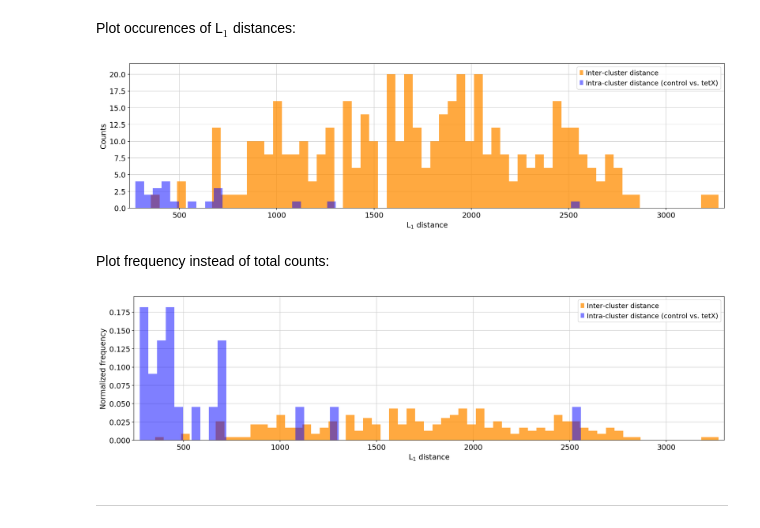
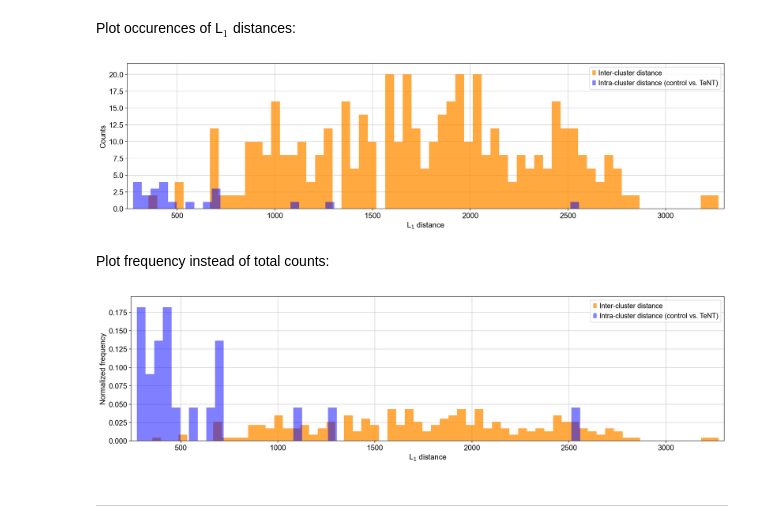
Before and after one commit to lauraluebbert/TL_2023, a Jupyter notebook: scRNAseq/7_L1_distance_calcs.ipynb, the cells around one changed output. Cells and saved outputs as stored; diff of their text form; code cells hidden in the pictures.

```diff
--- a/scRNAseq/7_L1_distance_calcs.ipynb
+++ b/scRNAseq/7_L1_distance_calcs.ipynb
@@ -331,35 +332,35 @@ ax.bar(
     label="Inter-cluster distance",
     alpha=0.75
 )
 
 ax.bar(
     intra_bin_edges[:-1],
     intra_counts,
     # Make width of bars equal to distance between bins
     width=intra_bin_edges[1]-intra_bin_edges[0],
     align="edge",
     color="blue",
-    label="Intra-cluster distance (control vs. tetX)",
+    label="Intra-cluster distance (control vs. TeNT)",
     alpha=0.5
 )
 
 ax.set(
     **{
         "ylabel": "Counts",
         "xlabel": "L$_1$ distance"
     }
 )
 
 ax.legend()
 
 ax.margins(x=0.01, y=0.08)
 
 ax.set_axisbelow(True)
 # ax.grid(False)
 
 fig.show()
 # %% [output]
-[figure, old version]
+[figure, new version]
 # %% [markdown]
 Plot frequency instead of total counts:
 # %%
@@ -387,7 +388,7 @@ ax.bar(
     width=intra_bin_edges[1]-intra_bin_edges[0],
     align="edge",
     color="blue",
-    label="Intra-cluster distance (control vs. tetX)",
+    label="Intra-cluster distance (control vs. TeNT)",
     alpha=0.5
 )
 
@@ -407,7 +408,7 @@ ax.set_axisbelow(True)
 
 fig.show()
 # %% [output]
-[figure, old version]
+[figure, new version]
 # %% [markdown]
 ___
 # %% [markdown]
```
Also changed, not shown: parts of 4 cells of this notebook, 39 other files.
